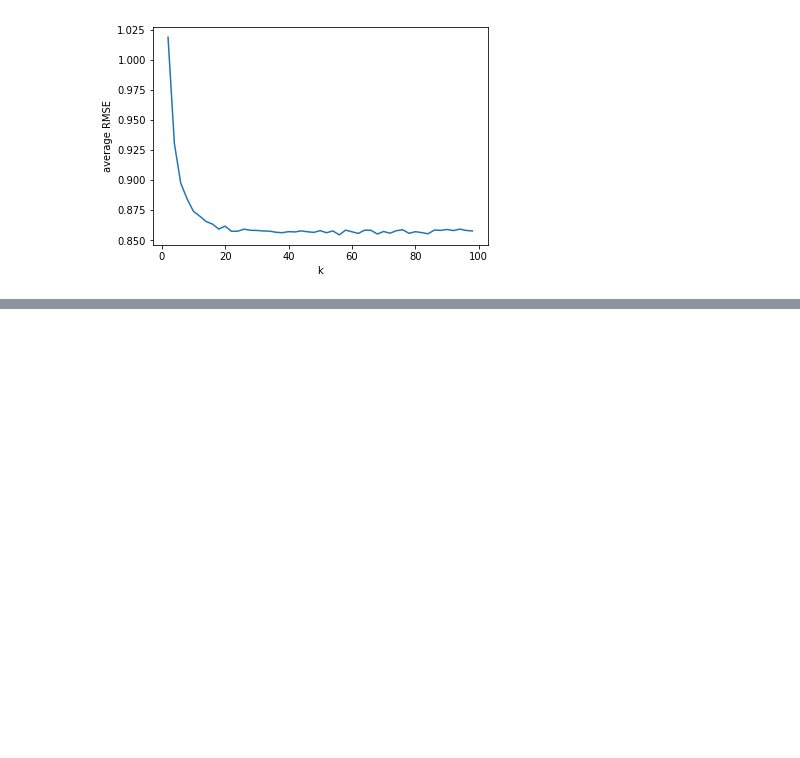
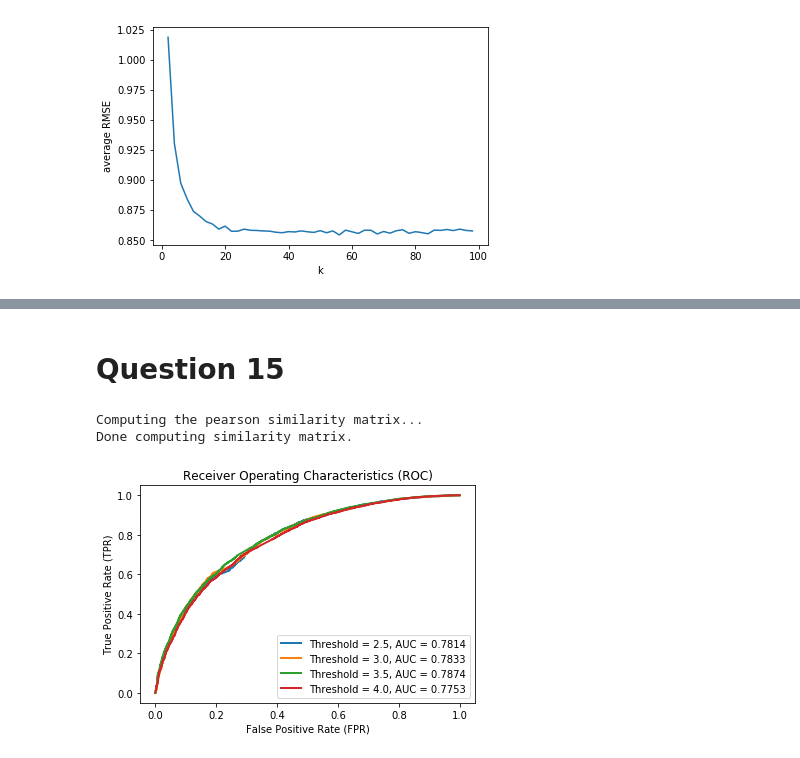
Before and after one commit to NaveganteX/Collaborative-Filtering-1, a Jupyter notebook: PROJECT3.ipynb, the cells around one changed output, grey strips where cells are left out. Cells and saved outputs as stored; diff of their text form; code cells hidden in the pictures; blank space fills up the shorter version.

```diff
--- a/PROJECT3-Q1-11.ipynb
+++ b/PROJECT3.ipynb
@@ -269,0 +414,33 @@ Text(0, 0.5, 'average RMSE')
+# %% [markdown]
+# Question 15
+# %%
+from sklearn.metrics import roc_curve, auc
+from surprise.model_selection import train_test_split
+from surprise import KNNWithMeans
+
+trainset, testset = train_test_split(data_in_ratings, test_size=0.1, random_state=0)
+thresholds = [2.5,3,3.5,4]
+knn = KNNWithMeans(k=20, sim_options = {'name':'pearson'})
+knn.fit(trainset)
+predictions = knn.test(testset) #list of prediction object: contains attribute r_ui (true rating) and est (estimated rating)
+true_ratings = np.array([i.r_ui for i in predictions])
+pred_ratings = np.array([i.est for i in predictions])
+
+plt.figure()
+for t in thresholds:
+    y_true = true_ratings>=t
+    y_pred = pred_ratings
+    FPR, TPR, _ = roc_curve(y_true, y_pred)
+    roc_auc = auc(FPR, TPR)
+    #plt.figure()
+    plt.plot(FPR, TPR, lw=2, label='Threshold = %0.1f, AUC = %0.4f' % (t,roc_auc))
+    plt.xlabel('False Positive Rate (FPR)')
+    plt.ylabel('True Positive Rate (TPR)')
+    plt.legend(loc ='lower right')
+    plt.title('Receiver Operating Characteristics (ROC)')
+    #plt.title('Receiver Operating Characteristics (ROC) for threshold = %0.1f' %t)
+    #plt.show()
+# %% [output]
+Computing the pearson similarity matrix...
+Done computing similarity matrix.
+[figure, added]
```
Also changed, not shown: parts of 13 cells of this notebook.
